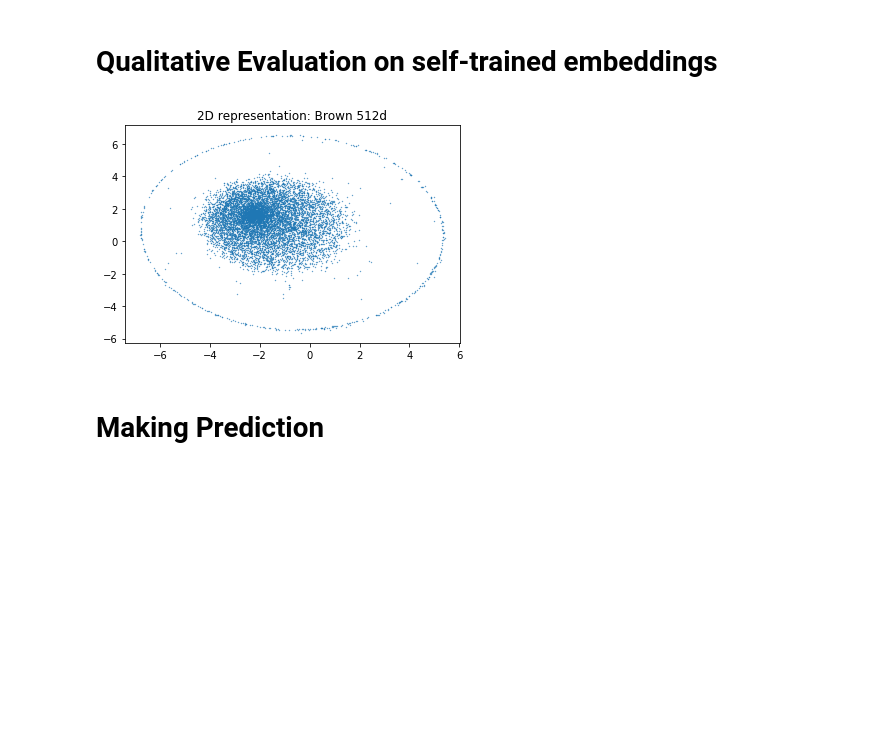
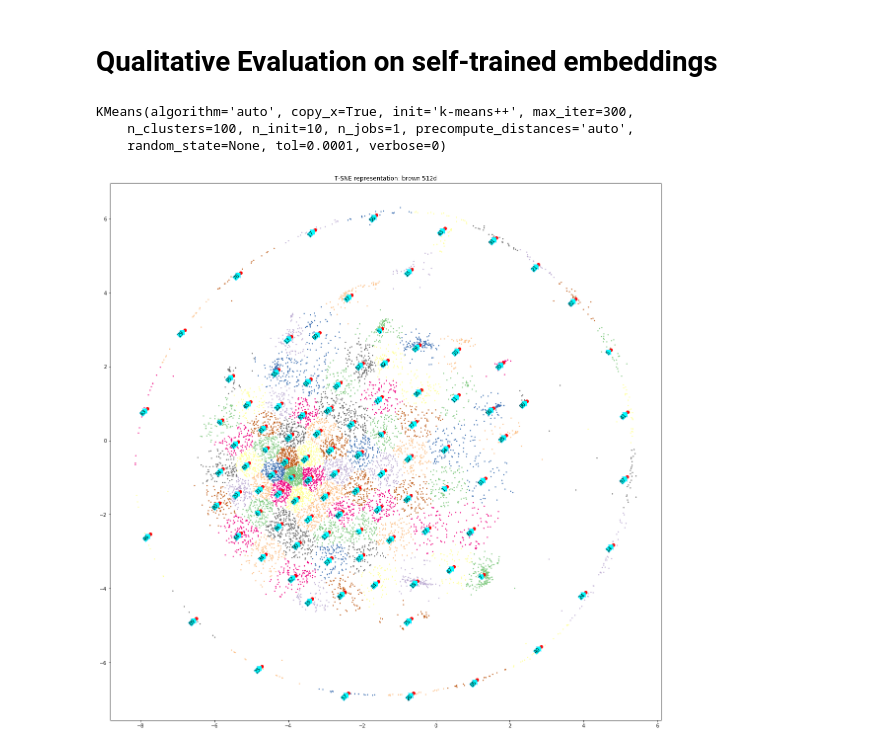
Before and after one commit to zl1732/DS1003_Final_Project, a Jupyter notebook: skipgram/Model_test.ipynb, the cells around one changed output. Cells and saved outputs as stored; diff of their text form; code cells hidden in the pictures; blank space fills up the shorter version.

```diff
--- a/skipgram/Model_test.ipynb
+++ b/skipgram/Model_test.ipynb
@@ -18,4 +17,6 @@ model_trained = torch.load('model_cpu.pt')
 # %%
+#Load trained embeddings
+model_trained = torch.load('model_winSize4_cpu.pt')
 emb_trained = model_trained.encoder
 emb_np = emb_trained.weight.data.numpy()
 # %%
@@ -28,12 +29,61 @@ representations2D = TSNE_model.fit_transform(emb_np)
 # %%
-plt.scatter(representations2D[:,0],representations2D[:,1],s=0.1)
-#for word_idx,word in enumerate(words_to_plot):
-#    plt.annotate(word,representations2D[word_idx])
-#plt.xlim([-100,100])
-#plt.ylim([-100,100])
-plt.title('2D representation: Brown 512d')
-plt.show()
+# plt.figure(figsize=(10,10))
+# plt.scatter(representations2D[:,0],representations2D[:,1],s=0.1)
+# #for word_idx,word in enumerate(words_to_plot):
+# #    plt.annotate(word,representations2D[word_idx])
+# #plt.xlim([-100,100])
+# #plt.ylim([-100,100])
+# plt.title('2D representation: Brown 512d')
+# plt.show()
-# %% [output]
-[figure, removed]
-# %% [markdown]
-# Making Prediction
+# %%
+from sklearn.cluster import KMeans
+kmeans_brown = KMeans(init='k-means++', n_clusters=100, n_init=10)
+kmeans_brown.fit(representations2D)
+# %% [output]
+KMeans(algorithm='auto', copy_x=True, init='k-means++', max_iter=300,
+    n_clusters=100, n_init=10, n_jobs=1, precompute_distances='auto',
+    random_state=None, tol=0.0001, verbose=0)
+# %%
+def clusterPlot2D(rep2D,kmeans,savepath = 'TSNE_Plot',title='T-SNE representations'):
+    plt.figure(figsize=(20,20))
+    pylab.scatter(rep2D[:,0],rep2D[:,1],s=2,c=kmeans.labels_,cmap=pylab.cm.Accent)
+    pylab.scatter(kmeans.cluster_centers_[:,0],kmeans.cluster_centers_[:,1],c='r')
+    bbox_props = dict(boxstyle="rarrow", fc="cyan",pad=0.001, ec="b", lw=0.1)
+    for center_idx,center in enumerate(kmeans.cluster_centers_):
+        pylab.annotate(center_idx,center,bbox=bbox_props,rotation=45,va='top',ha='right')
+    #for word_idx,word in enumerate(words_to_plot):
+    #    plt.annotate(word,representations2D[word_idx])
+    plt.title(title)
+    plt.savefig('%s.png'%(savepath))
+    plt.show()
+
+def zoom(rep2D,kmeans,corpus,index_to_zoom,closest = 100):
+    cluster_index = kmeans.labels_
+    cluster_centers = kmeans.cluster_centers_
+    plt.figure(figsize=(10,10))
+    specified_pos = np.where(cluster_index==index_to_zoom)[0]
+    rep2D_to_plot = rep2D[specified_pos]
+    #calculate the distances between each word and its cluster center
+    center = cluster_centers[index_to_zoom]
+    dist2ctr = cdist(center.reshape(-1,2),rep2D_to_plot.reshape(-1,2),'euclidean')[0]
+    #Sort by Euclidean Dist
+    mat = np.zeros(len(dist2ctr)*4).reshape(len(dist2ctr),4)
+    mat[:,:2] = rep2D_to_plot
+    mat[:,2] = dist2ctr
+    mat[:,3] = specified_pos
+    sorted_mat = np.array(sorted(mat,key=lambda x:x[2]))
+    first_N_rep = sorted_mat[:closest,:2]
+    first_N_idx = [int(x) for x in sorted_mat[:closest,3]]
+    words_to_annotate = [corpus.dictionary.idx2word[idx] for idx in first_N_idx]
+    #pylab.scatter(rep2D_to_plot[:,0],rep2D_to_plot[:,1],s=2)
+    pylab.scatter(first_N_rep[:,0],first_N_rep[:,1],s=2)
+    pylab.scatter(cluster_centers[index_to_zoom][0],cluster_centers[index_to_zoom][1],c='r')
+    for word_pos,coordinate in enumerate(first_N_rep):
+        pylab.annotate(words_to_annotate[word_pos],coordinate)
+    plt.show()
+    return words_to_annotate
+# %%
+clusterPlot2D(representations2D,kmeans_brown\
+              ,savepath='tsne.png',title='T-SNE representation: brown 512d')
+# %% [output]
+[figure, added]
```
Also changed, not shown: parts of 21 cells of this notebook, 4 other files.
